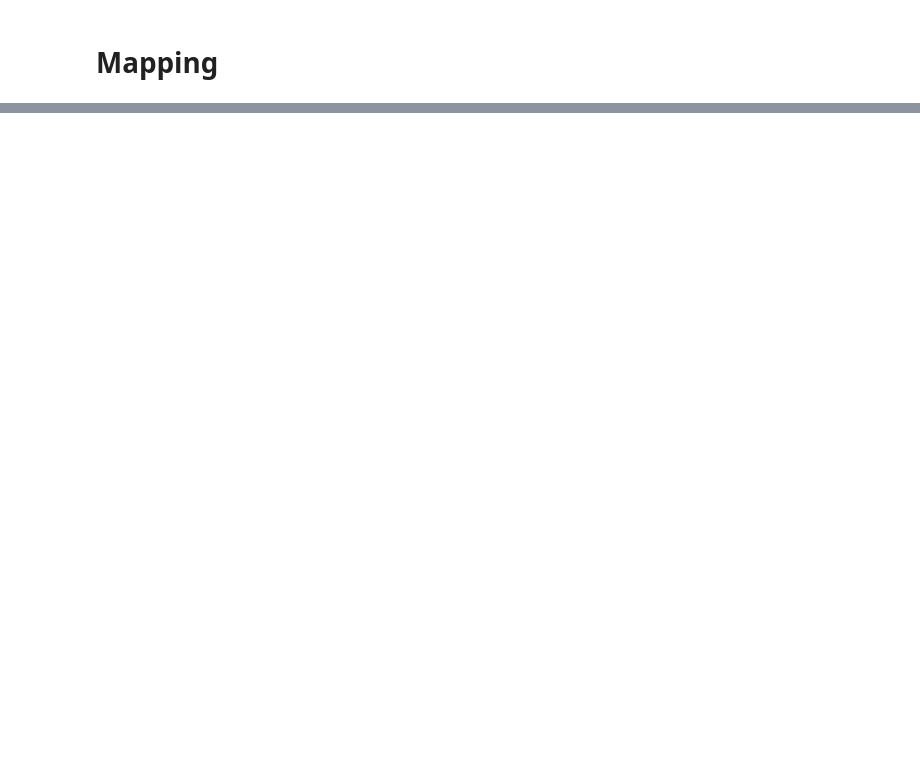
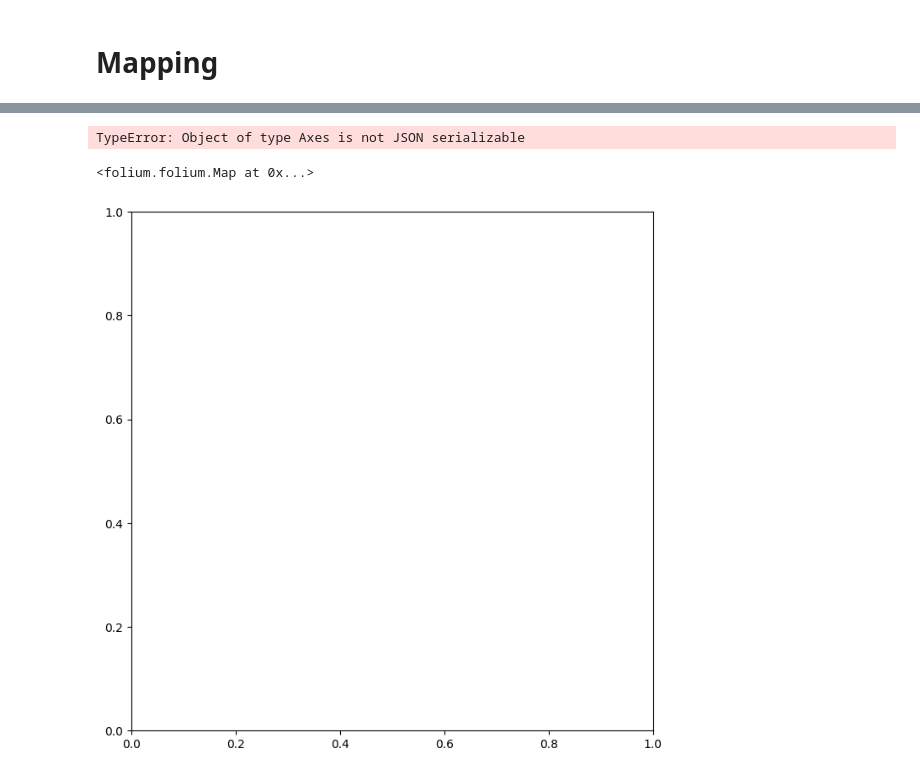
Before and after one commit to envdmt/EDMT, a Jupyter notebook: test.ipynb, the cells around one changed output, grey strips where cells are left out. Saved outputs shown, nothing was run; the diff lists cells and outputs as text; code cells hidden in the pictures; blank space fills up the shorter version.

```diff
--- a/test.ipynb
+++ b/test.ipynb
@@ -64,0 +53,13 @@ AttributeError: module 'edmt.conversion' has no attribute 'plot_df'
+# %%
+save_path="map_plot.png"
+plot_df(
+    m,
+    column='name',
+    # legend=False,
+    # title="Kenya Counties"
+)
+# plt.savefig(save_path, dpi=300, bbox_inches="tight")
+# %% [output]
+TypeError: Object of type Axes is not JSON serializable
+<folium.folium.Map at 0x...>
+[figure, added]
```
Also changed, not shown: parts of 12 cells of this notebook, 2 other files.
